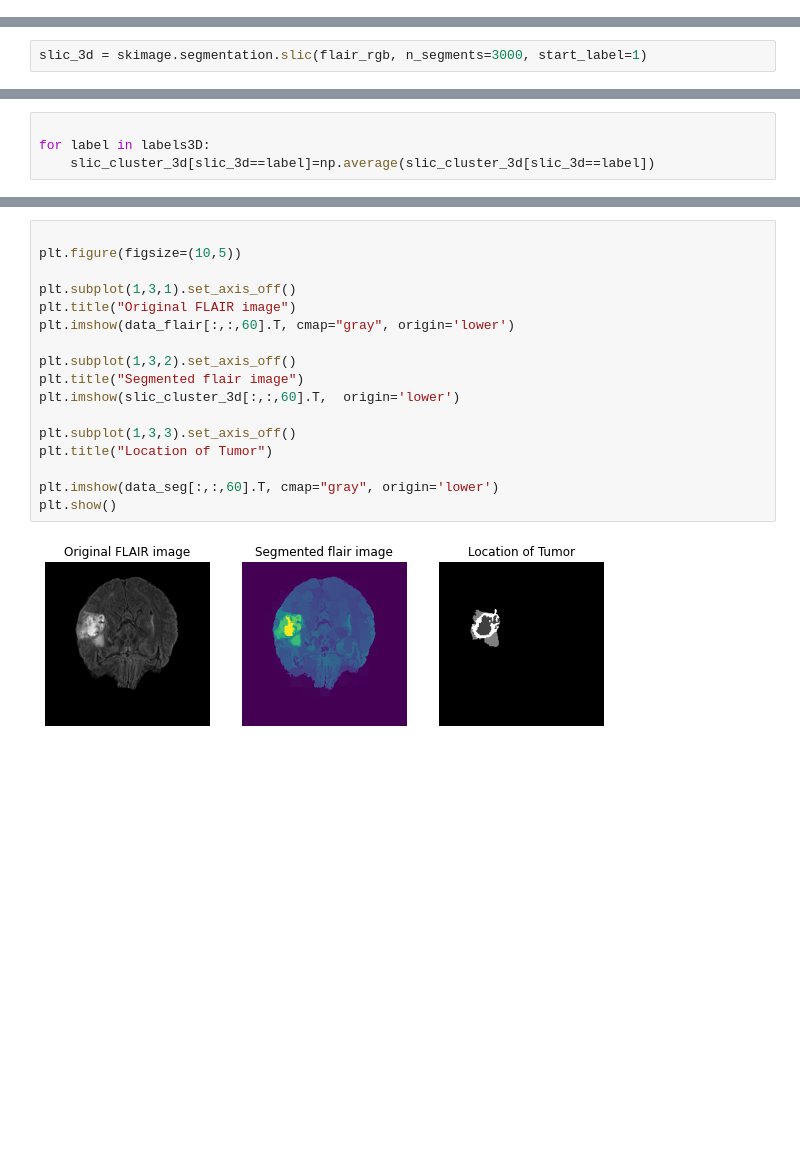
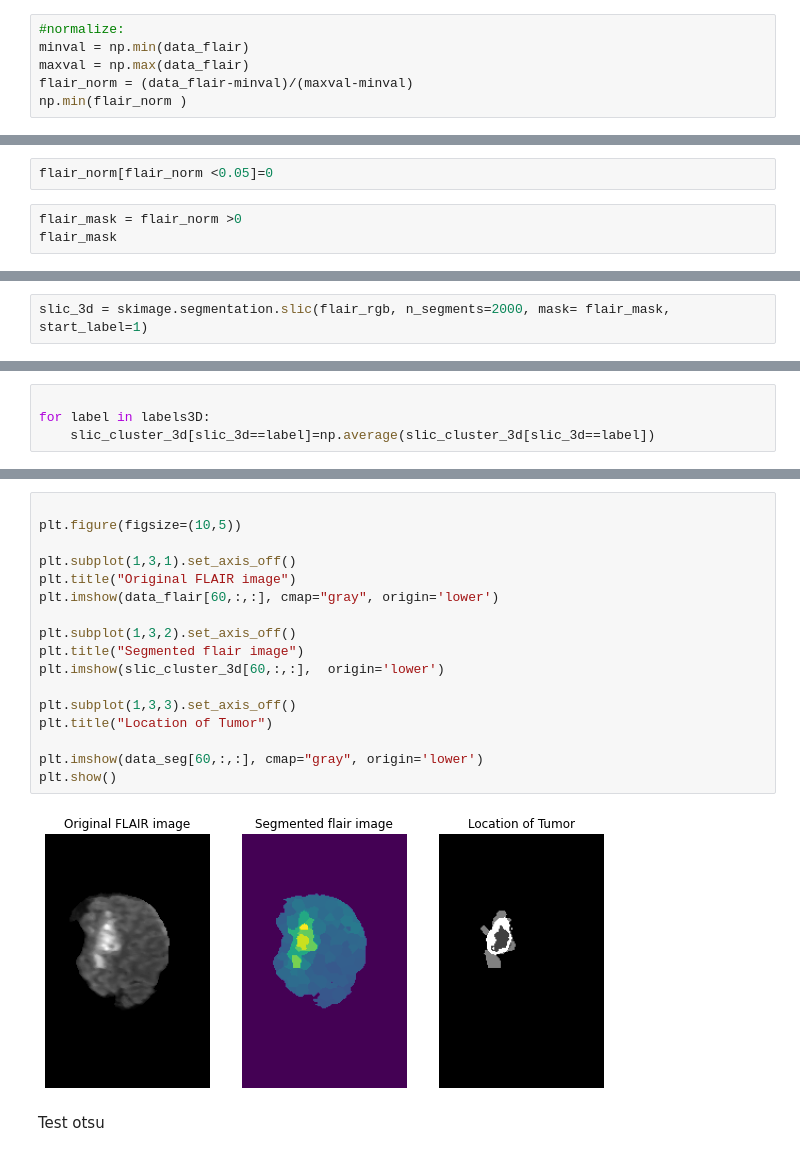
Before and after one commit to kpet123/LAIDEL-MRI-tumor-id, a Jupyter notebook: kaitlin_folder/working_notebooks/slic_pipeline.ipynb, the cells around one changed output, grey strips where cells are left out. Drawn from its saved outputs; the diff is of its cells as text; blank space fills up the shorter version.

```diff
--- a/kaitlin_folder/working_notebooks/slic_pipeline.ipynb
+++ b/kaitlin_folder/working_notebooks/slic_pipeline.ipynb
@@ -281,2 +403,8 @@ Total Error:  0.0026215277777777777
 # %% [markdown]
 # Segment whole MRI using superpixels
+# %%
+#normalize:
+minval = np.min(data_flair)
+maxval = np.max(data_flair)
+flair_norm = (data_flair-minval)/(maxval-minval)
+np.min(flair_norm )
@@ -282,0 +417,5 @@ Total Error:  0.0026215277777777777
+# %%
+flair_norm[flair_norm <0.05]=0
+# %%
+flair_mask = flair_norm >0
+flair_mask
@@ -283,5 +448,5 @@ Total Error:  0.0026215277777777777
 # %%
-slic_3d = skimage.segmentation.slic(flair_rgb, n_segments=3000, start_label=1)
+slic_3d = skimage.segmentation.slic(flair_rgb, n_segments=2000, mask= flair_mask, start_label=1)
 # %%
 slic_3d.shape
 # %% [output]
@@ -322,19 +487,21 @@ plt.show()
 # %%
 
 plt.figure(figsize=(10,5))
 
 plt.subplot(1,3,1).set_axis_off()
 plt.title("Original FLAIR image")
-plt.imshow(data_flair[:,:,60].T, cmap="gray", origin='lower')
+plt.imshow(data_flair[60,:,:], cmap="gray", origin='lower')
 
 plt.subplot(1,3,2).set_axis_off()
 plt.title("Segmented flair image")
-plt.imshow(slic_cluster_3d[:,:,60].T,  origin='lower')
+plt.imshow(slic_cluster_3d[60,:,:],  origin='lower')
 
 plt.subplot(1,3,3).set_axis_off()
 plt.title("Location of Tumor")
 
-plt.imshow(data_seg[:,:,60].T, cmap="gray", origin='lower')
+plt.imshow(data_seg[60,:,:], cmap="gray", origin='lower')
 plt.show()
 # %% [output]
-[figure, old version]
+[figure, new version]
+# %% [markdown]
+Test otsu
```
Also changed, not shown: parts of 48 cells of this notebook, 4 other files.
